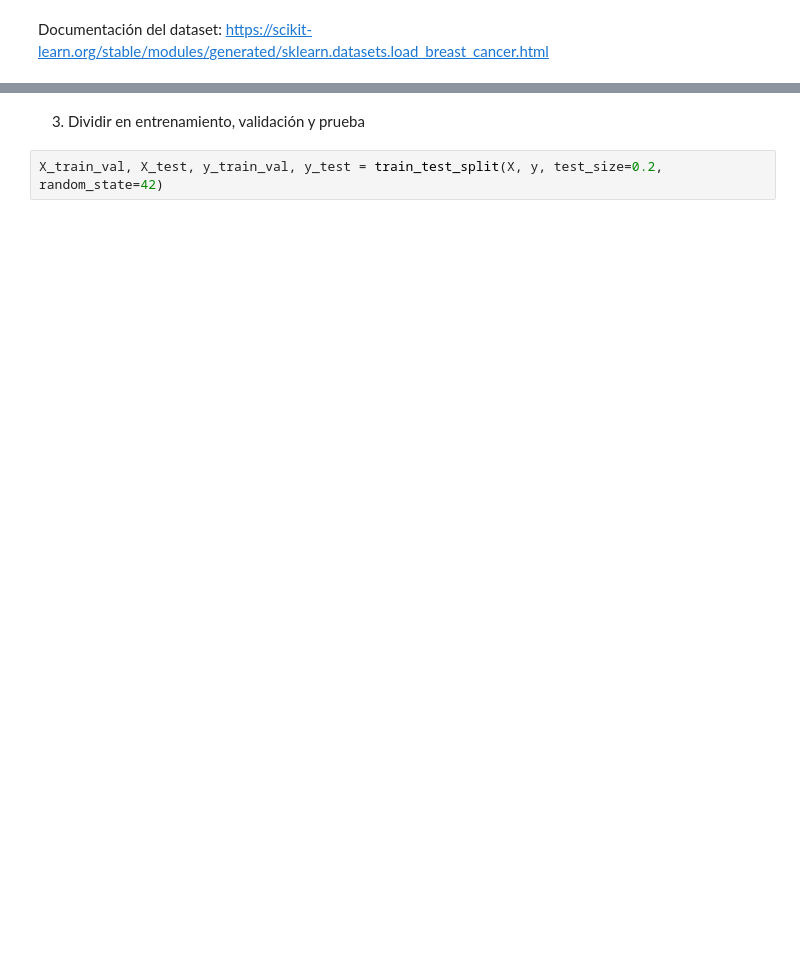
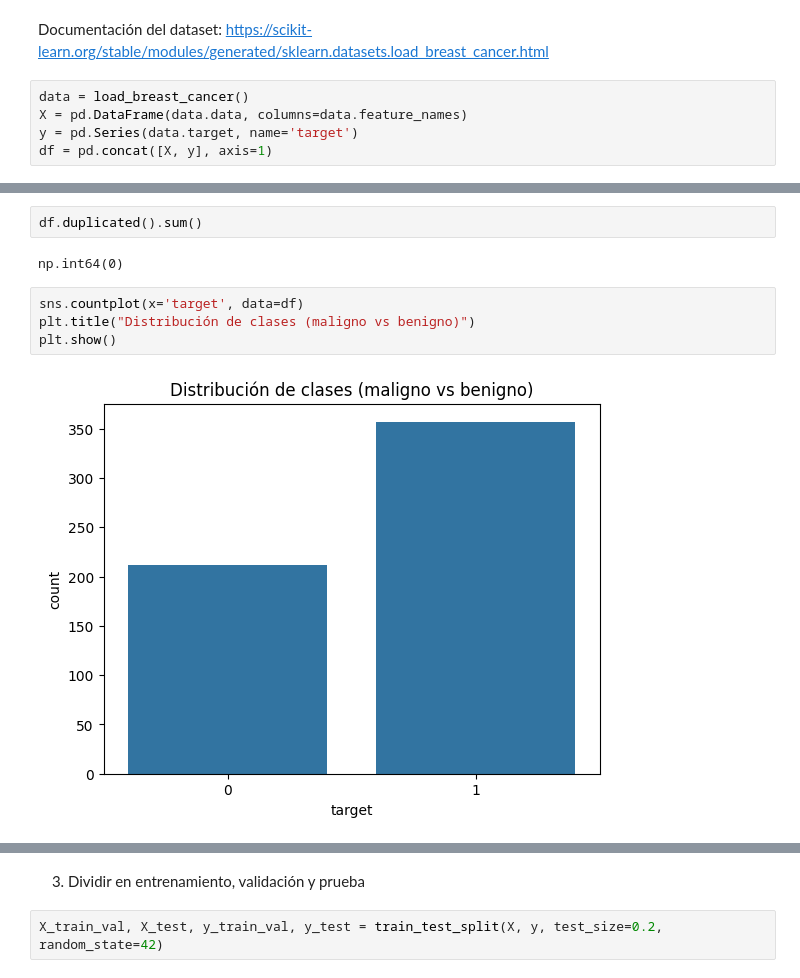
Before and after one commit to titusr099/add_bost_classifier_dm, a Jupyter notebook: ada_boost_implementacion_libreria.ipynb, the cells around one changed output, grey strips where cells are left out. Drawn from its saved outputs; the diff is of its cells as text; blank space fills up the shorter version.

```diff
--- a/ada_boost_implementacion_libreria.ipynb
+++ b/ada_boost_implementacion_libreria.ipynb
@@ -17,3 +18,8 @@ y = data.target
 # %% [markdown]
 Documentación del dataset:
 https://scikit-learn.org/stable/modules/generated/sklearn.datasets.load_breast_cancer.html
+# %%
+data = load_breast_cancer()
+X = pd.DataFrame(data.data, columns=data.feature_names)
+y = pd.Series(data.target, name='target')
+df = pd.concat([X, y], axis=1)
@@ -19,0 +97,10 @@ https://scikit-learn.org/stable/modules/generated/sklearn.datasets.load_breast_c
+# %%
+df.duplicated().sum()
+# %% [output]
+np.int64(0)
+# %%
+sns.countplot(x='target', data=df)
+plt.title("Distribución de clases (maligno vs benigno)")
+plt.show()
+# %% [output]
+[figure, added]
```
Also changed, not shown: parts of 11 cells of this notebook.
